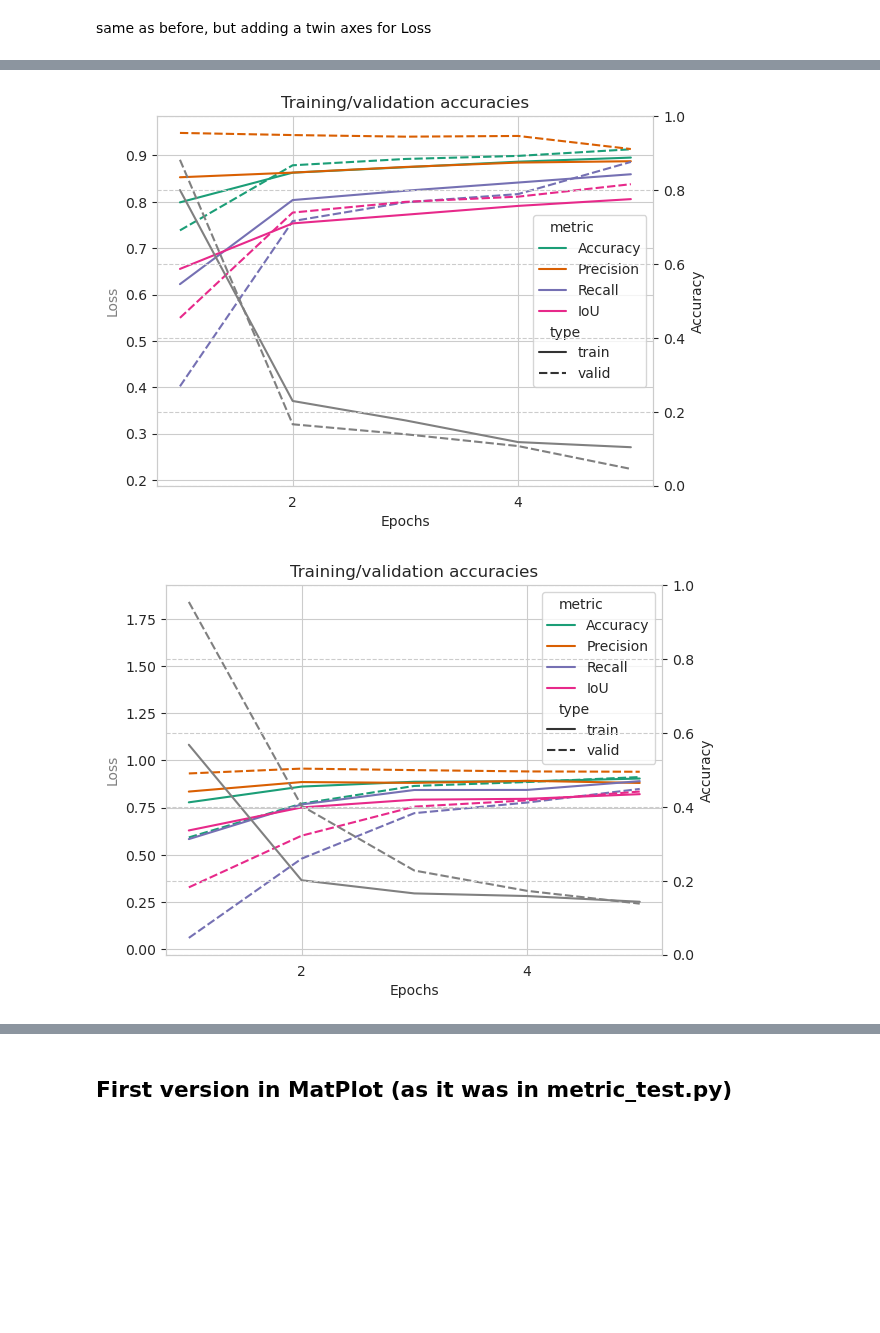
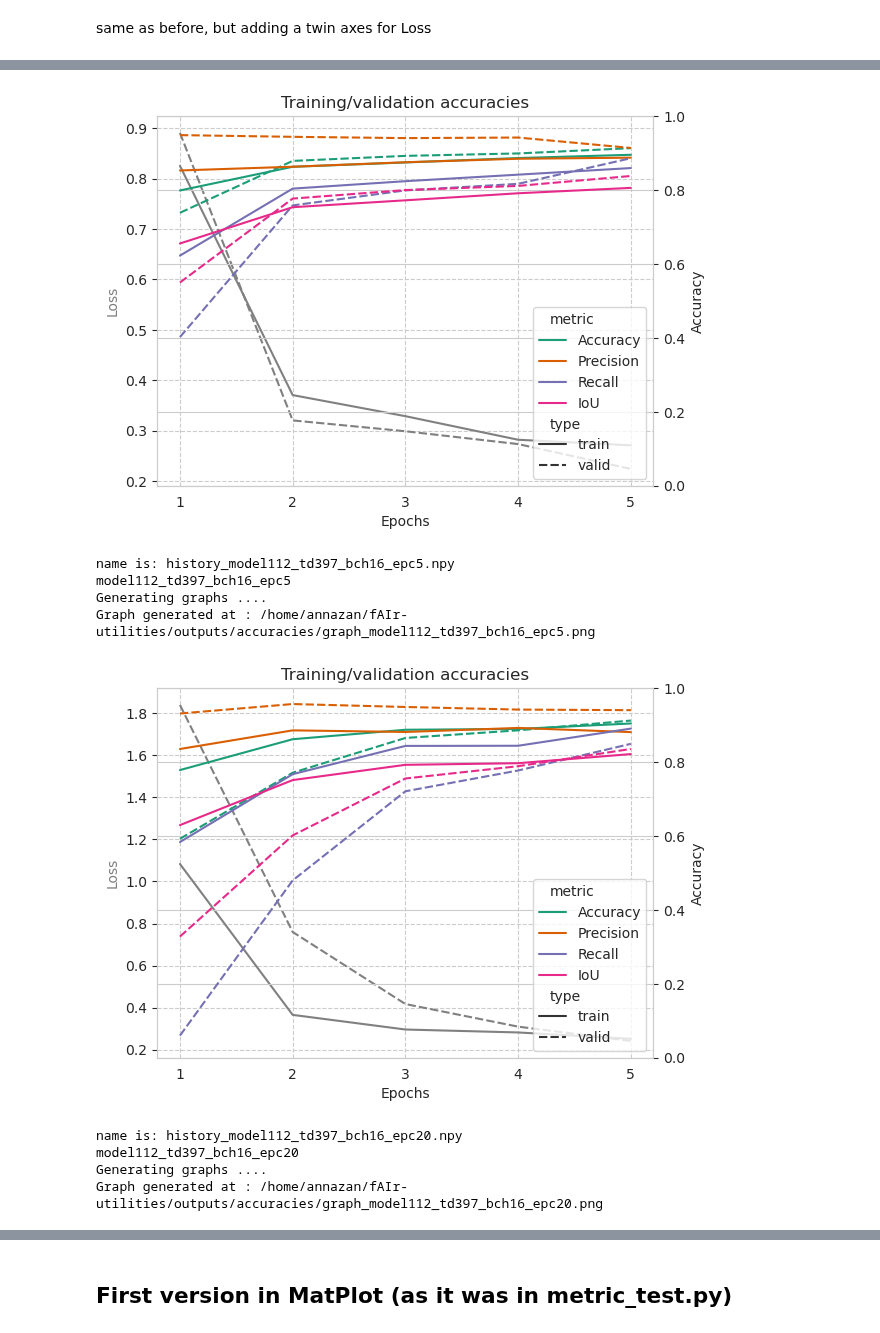
Before and after one commit to ciupava/fAIr-utilities, a Jupyter notebook: graphs_making.ipynb, the cells around one changed output, grey strips where cells are left out. Cells and saved outputs as stored; diff of their text form; code cells hidden in the pictures; blank space fills up the shorter version.

Commit message:
edits for graphs to be clearer (second axis, 0-1 limit) to metric_test.py

```diff
--- a/graphs_making.ipynb
+++ b/graphs_making.ipynb
@@ -397,12 +395,6 @@ for name in files_list:
     sns.set_palette(palette_div)
     sns.set_style("whitegrid")
     fig, ax1 = plt.subplots()
-    sns.lineplot(data=dfm,
-                x="epoch",
-                y="vals",
-                hue='metric',
-                palette=palette_div,
-                style='type')
     sns.lineplot(data=dfm_loss,
                 x="epoch",
                 y="vals",
@@ -416,19 +408,36 @@ for name in files_list:
     ax1.xaxis.set_major_formatter(ticker.ScalarFormatter())
     # ax1.tick_params(axis='y')
     ax1.set_ylabel('Loss', color='tab:grey')
+    ax1.grid(True, linestyle=':')
+    #  introducing second axis label
     ax2 = ax1.twinx()
-    # sns_plot.set_ylim(bottom=0, top=1) # this is to avoid Loss values to alter the graph limits, but doesn't look good
+    sns.lineplot(data=dfm,
+                x="epoch",
+                y="vals",
+                hue='metric',
+                palette=palette_div,
+                style='type')
     # ax2.tick_params(axis='y')
     ax2.set_ylabel('Accuracy')
-    plt.grid(True, linestyle='--')
-    sns_plot.get_figure().savefig(graph_output)
-    # plt.show()
-    sns_plot.get_figure().show()
+    ax2.set_ylim(bottom=0, top=1) # this is to avoid Loss values to alter the graph limits, but doesn't look good
 
+    # sns_plot.get_figure().savefig(graph_output)
+    # # plt.show()
+    # sns_plot.get_figure().show()
+
+    plt.savefig(
+        f"{graph_output}"
+    )
     print(f"Graph generated at : {graph_output}")
+    plt.show()
+
+    # print(f"Graph generated at : {graph_output}")
 
     # # clearing up the figure for next plot to avoid overlapping figures! https://stackoverflow.com/questions/17106288/
-    sns_plot.get_figure().clf()
+    # sns_plot.get_figure().clf()
+    plt.clf()
+    plt.cla()
+    plt.close()
 # %% [output]
 name is: history_model97_td372_bch4_epc2.npy
 model97_td372_bch4_epc2
@@ -455,2 +456,10 @@ Graph generated at : /home/annazan/fAIr-utilities/outputs/accuracies/graph_model
-[figure, old version]
+[figure, new version]
+name is: history_model112_td397_bch16_epc5.npy
+model112_td397_bch16_epc5
+Generating graphs ....
+Graph generated at : /home/annazan/fAIr-utilities/outputs/accuracies/graph_model112_td397_bch16_epc5.png
-[figure, old version]
+[figure, new version]
+name is: history_model112_td397_bch16_epc20.npy
+model112_td397_bch16_epc20
+Generating graphs ....
+Graph generated at : /home/annazan/fAIr-utilities/outputs/accuracies/graph_model112_td397_bch16_epc20.png
```
Also changed, not shown: parts of 5 cells of this notebook, 1 other file.
